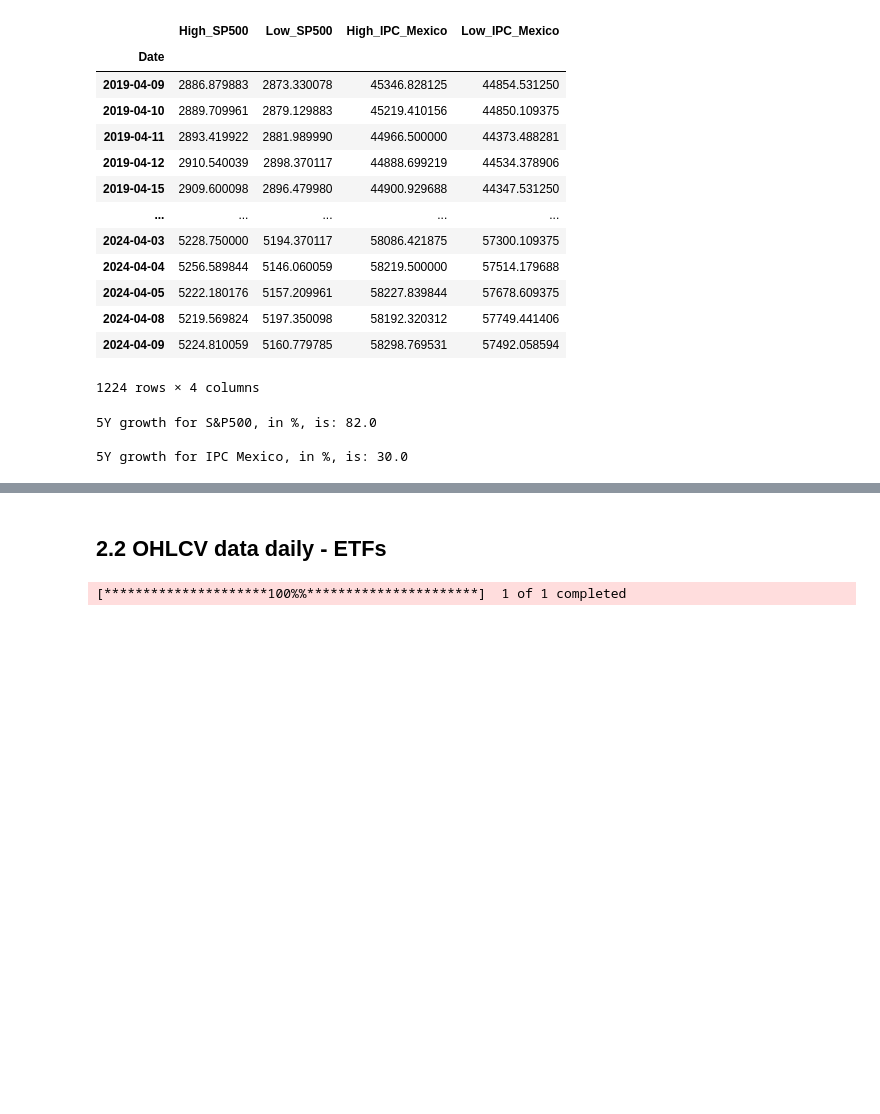
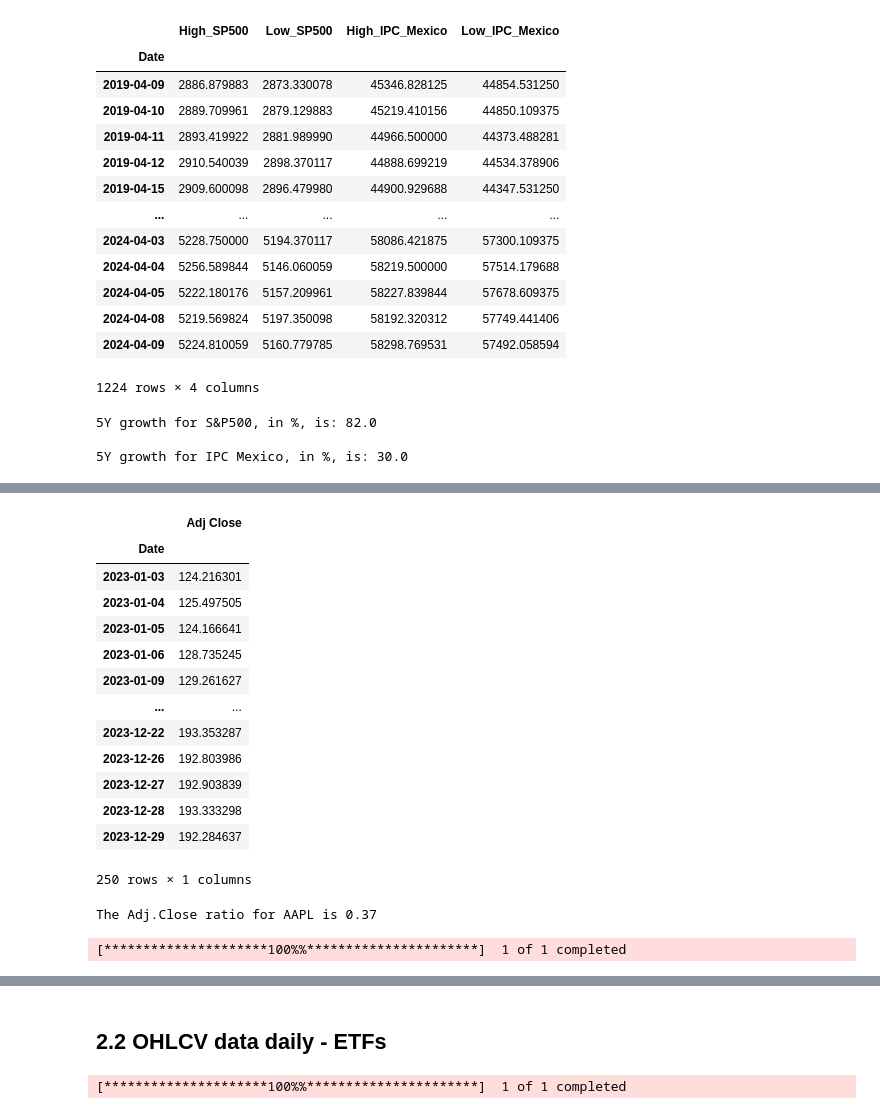
Before and after one commit to SciPy-data-scientist/DataTalks---Course-Materials-for-Analytics-in-Stock-Markets-Zoomcamp, a Jupyter notebook: homework_1.ipynb, the cells around one changed output, grey strips where cells are left out. Cells and saved outputs as stored; diff of their text form; code cells hidden in the pictures; blank space fills up the shorter version.

```diff
--- a/homework_1.ipynb
+++ b/homework_1.ipynb
@@ -621,0 +591,34 @@ print("5Y growth for IPC Mexico, in %, is:", IPC_Mexico_5Y_growth, "\n")
+# %%
+AAPL_Adj_Close = AAPL[["Adj Close"]][(AAPL.index >= '2023-01-01') & (AAPL.index <= '2023-12-31')]
+AAPL_Adj_Close
+# %% [output]
+|  | Adj Close |
+| Date |  |
+| 2023-01-03 | 124.216301 |
+| 2023-01-04 | 125.497505 |
+| 2023-01-05 | 124.166641 |
+| 2023-01-06 | 128.735245 |
+| 2023-01-09 | 129.261627 |
+| ... | ... |
+| 2023-12-22 | 193.353287 |
+| 2023-12-26 | 192.803986 |
+| 2023-12-27 | 192.903839 |
+| 2023-12-28 | 193.333298 |
+| 2023-12-29 | 192.284637 |
+250 rows × 1 columns
+# %%
+AAPL_Adj_Close_min = AAPL_Adj_Close["Adj Close"].min()
+AAPL_Adj_Close_max = AAPL_Adj_Close["Adj Close"].max()
+
+Ratio_AAPL_Adj_Close = ((AAPL_Adj_Close_max - AAPL_Adj_Close_min) / AAPL_Adj_Close_max).round(2)
+print("The Adj.Close ratio for AAPL is", Ratio_AAPL_Adj_Close)
+# %% [output]
+The Adj.Close ratio for AAPL is 0.37
+# %%
+# MSFT - Microsoft Corporation. Currency in USD
+# WEB: https://finance.yahoo.com/quote/MSFT/
+MSFT = yf.download(tickers = "MSFT",
+                     period = "max",
+                     interval = "1d")
+# %% [output]
+[*********************100%%**********************]  1 of 1 completed
```
Also changed, not shown: parts of 43 cells of this notebook.
